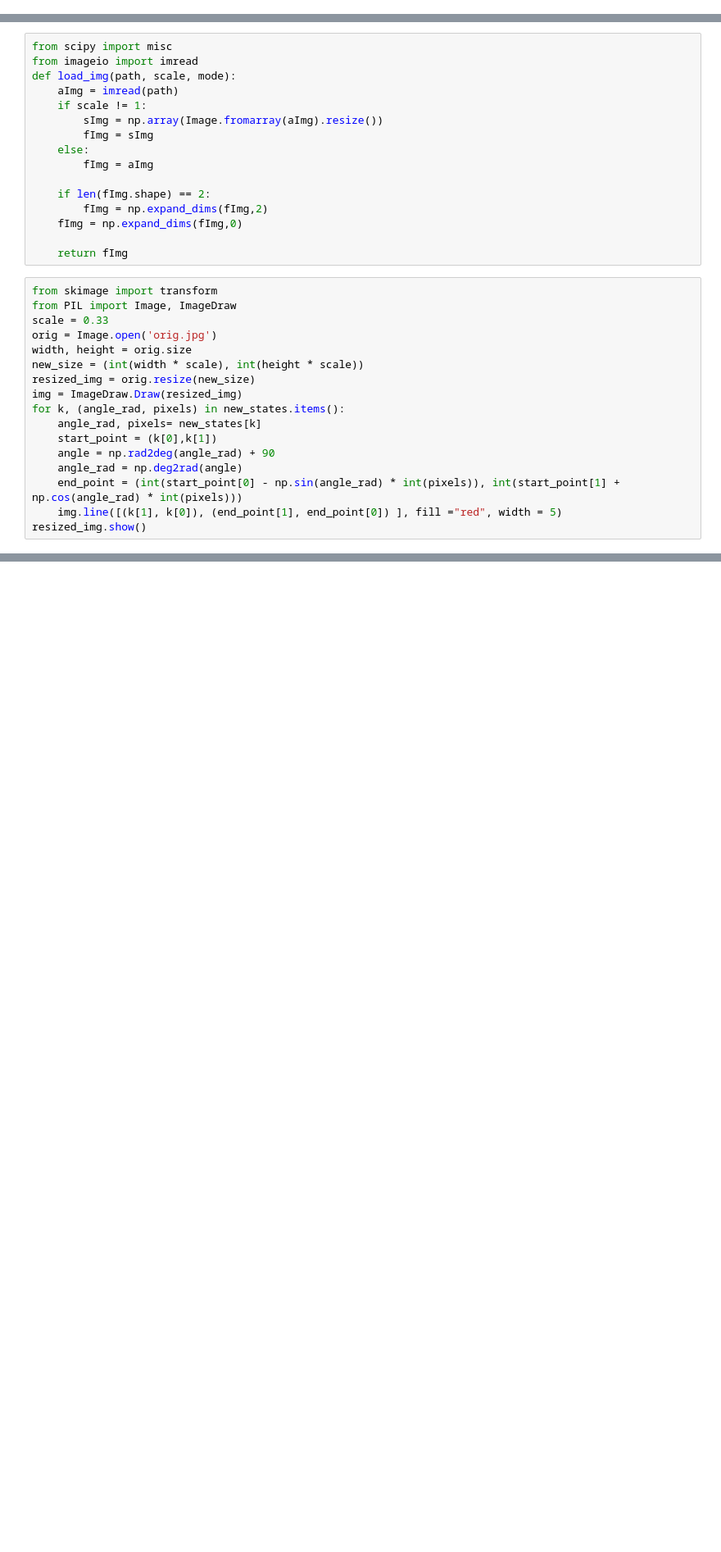
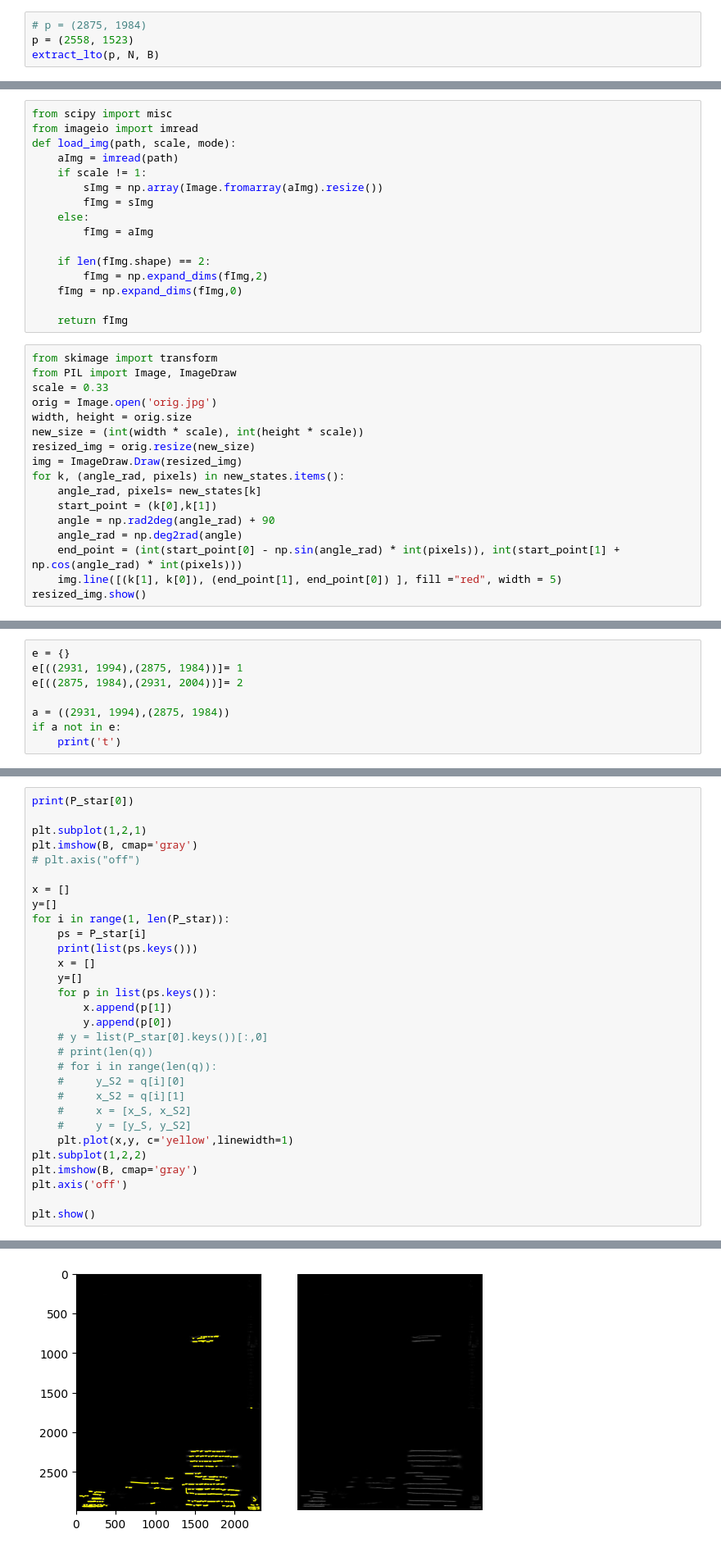
Before and after one commit to NHMDenmark/HTROCR, a Jupyter notebook: line_segmentation/test.ipynb, the cells around one changed output, grey strips where cells are left out. Shown: that part at 82% size. Cells and saved outputs as stored; diff of their text form; blank space fills up the shorter version.

```diff
--- a/line_segmentation/test.ipynb
+++ b/line_segmentation/test.ipynb
@@ -205,3 +189,7 @@ def extract_lto(p, N, B):
         # edge coordinate position. Next index (1) selects q or r coords that are not p.
         e = (L[0,0][1], L[1,0][1])
     return np.arctan(abs(e[1][0] - e[0][0])/(abs(e[1][1] - e[0][1])+ np.finfo(np.float64).eps))
+# %%
+# p = (2875, 1984)
+p = (2558, 1523)
+extract_lto(p, N, B)
@@ -496 +537,9 @@ resized_img.show()
+# %%
+e = {}
+e[((2931, 1994),(2875, 1984))]= 1
+e[((2875, 1984),(2931, 2004))]= 2
+
+a = ((2931, 1994),(2875, 1984))
+if a not in e:
+    print('t')
 # %%
@@ -761,0 +871,31 @@ test
+# %%
+print(P_star[0])
+
+plt.subplot(1,2,1)
+plt.imshow(B, cmap='gray')
+# plt.axis("off")
+
+x = []
+y=[]
+for i in range(1, len(P_star)):
+    ps = P_star[i]
+    print(list(ps.keys()))
+    x = []
+    y=[]
+    for p in list(ps.keys()):
+        x.append(p[1])
+        y.append(p[0])
+    # y = list(P_star[0].keys())[:,0]
+    # print(len(q))
+    # for i in range(len(q)):
+    #     y_S2 = q[i][0]
+    #     x_S2 = q[i][1]
+    #     x = [x_S, x_S2]
+    #     y = [y_S, y_S2]
+    plt.plot(x,y, c='yellow',linewidth=1)
+plt.subplot(1,2,2)
+plt.imshow(B, cmap='gray')
+plt.axis('off')
+
+plt.show()
+# %% [output]
@@ -761,0 +919 @@ test
+[figure, added]
```
Also changed, not shown: parts of 21 cells of this notebook.
